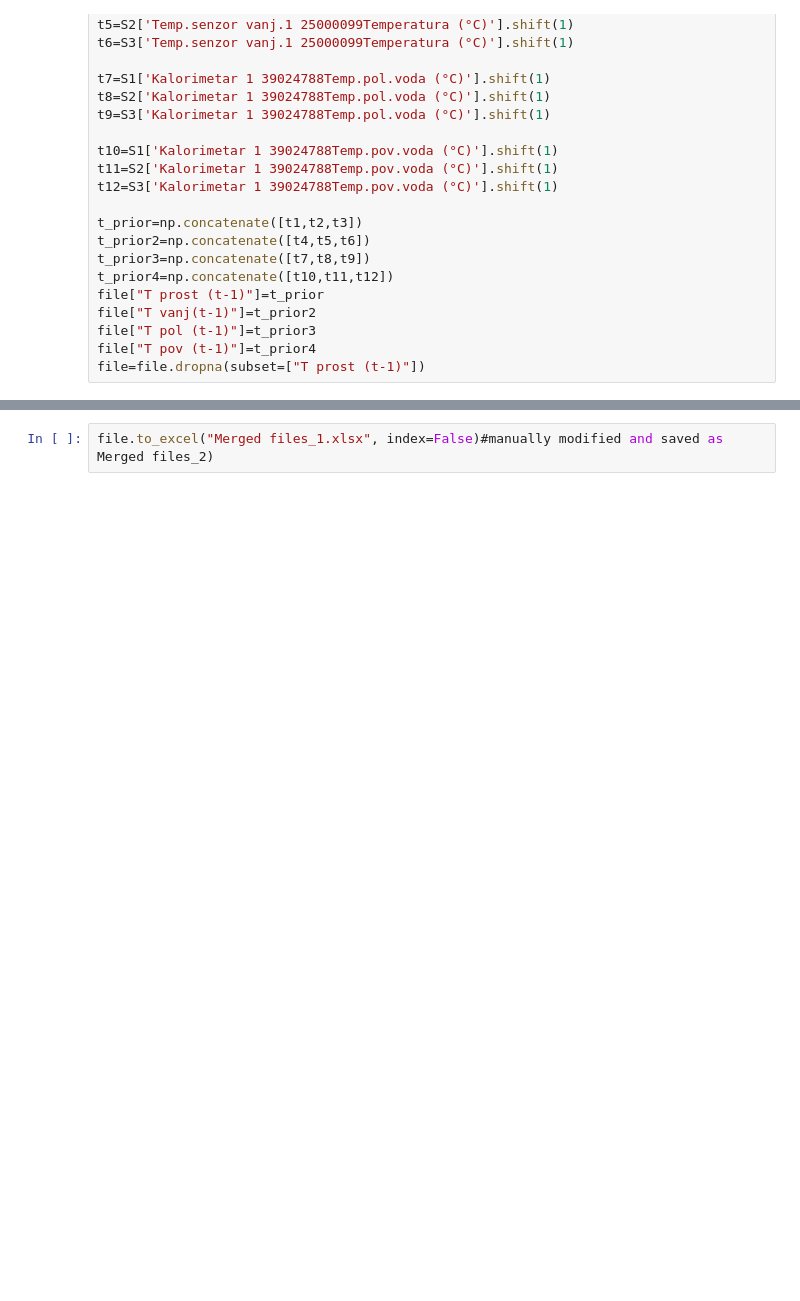
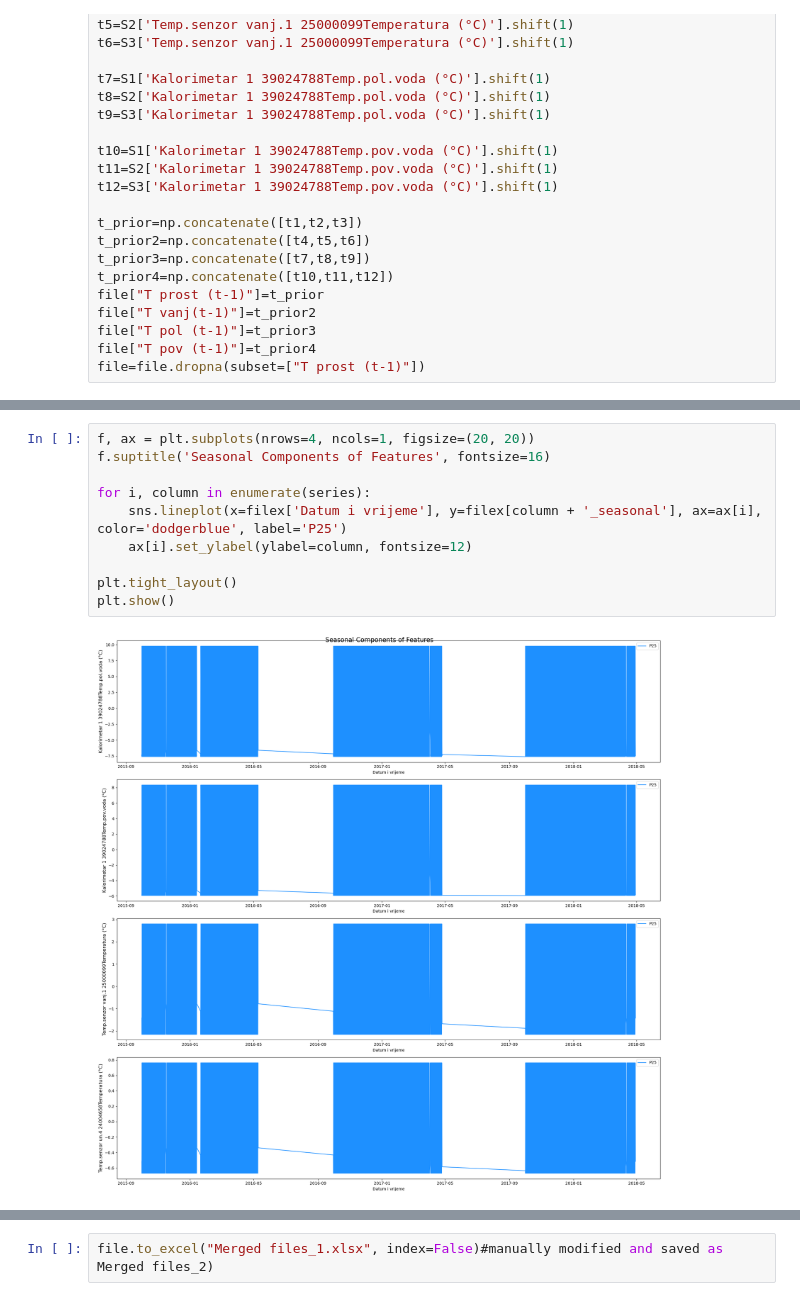
Before and after one commit to ehlimana/EMS, a Jupyter notebook: Creating features.ipynb, the cells around one changed output, grey strips where cells are left out. Saved outputs shown, nothing was run; the diff lists cells and outputs as text; blank space fills up the shorter version.

```diff
--- a/Creating features.ipynb
+++ b/Creating features.ipynb
@@ -286,0 +248,12 @@ file=file.dropna(subset=["T prost (t-1)"])
+# %%
+f, ax = plt.subplots(nrows=4, ncols=1, figsize=(20, 20))
+f.suptitle('Seasonal Components of Features', fontsize=16)
+
+for i, column in enumerate(series):
+    sns.lineplot(x=filex['Datum i vrijeme'], y=filex[column + '_seasonal'], ax=ax[i], color='dodgerblue', label='P25')
+    ax[i].set_ylabel(ylabel=column, fontsize=12)
+
+plt.tight_layout()
+plt.show()
+# %% [output]
+[figure, added]
```
Also changed, not shown: parts of 28 cells of this notebook, 1 other file.
